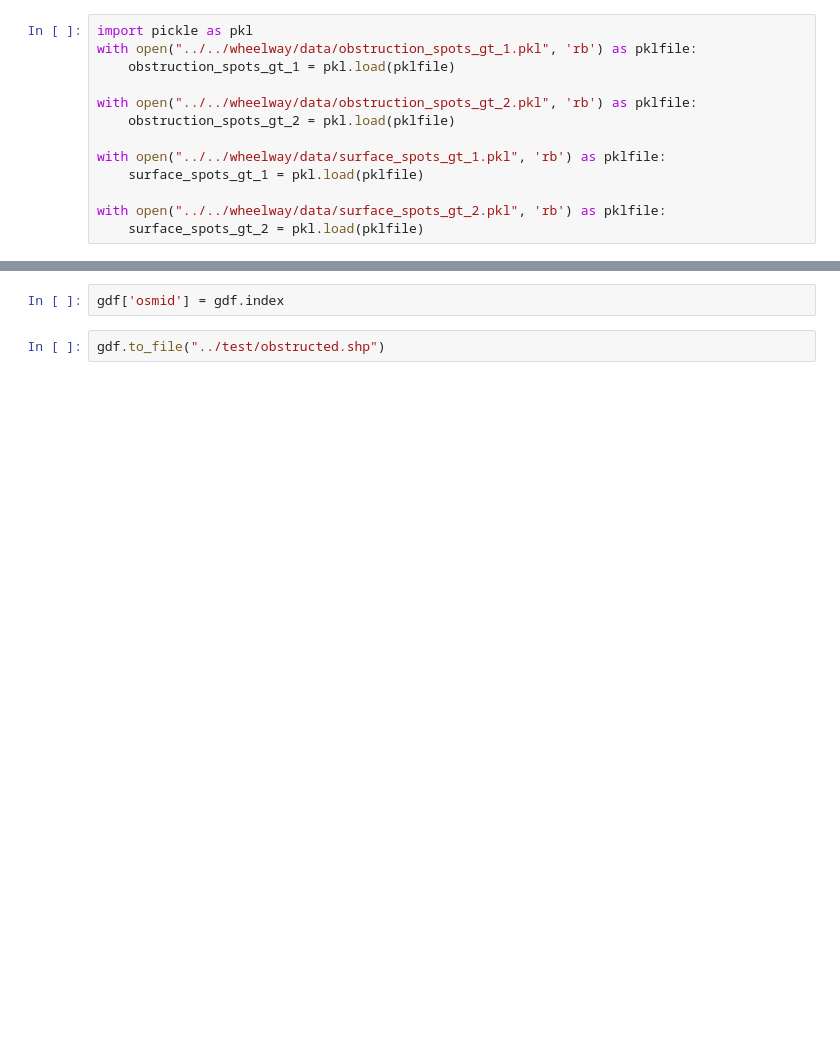
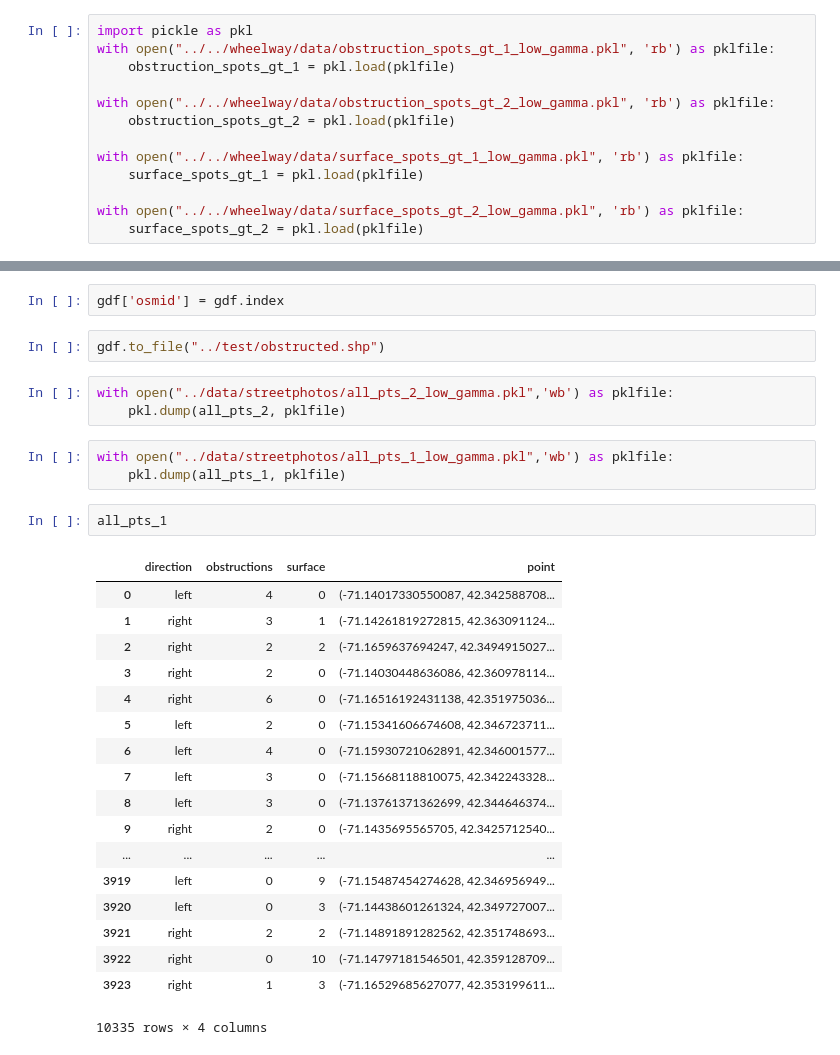
Before and after one commit to saltzadam/WheelWay, a Jupyter notebook: jupyter/Incorporate obstructions.ipynb, the cells around one changed output, grey strips where cells are left out. Drawn from its saved outputs; the diff is of its cells as text; blank space fills up the shorter version.

Commit message:
fix obstruction model

```diff
--- a/jupyter/Incorporate obstructions.ipynb
+++ b/jupyter/Incorporate obstructions.ipynb
@@ -1,15 +1,15 @@
 # %%
 import pickle as pkl
-with open("../../wheelway/data/obstruction_spots_gt_1.pkl", 'rb') as pklfile:
+with open("../../wheelway/data/obstruction_spots_gt_1_low_gamma.pkl", 'rb') as pklfile:
     obstruction_spots_gt_1 = pkl.load(pklfile)
 
-with open("../../wheelway/data/obstruction_spots_gt_2.pkl", 'rb') as pklfile:
+with open("../../wheelway/data/obstruction_spots_gt_2_low_gamma.pkl", 'rb') as pklfile:
     obstruction_spots_gt_2 = pkl.load(pklfile)
 
-with open("../../wheelway/data/surface_spots_gt_1.pkl", 'rb') as pklfile:
+with open("../../wheelway/data/surface_spots_gt_1_low_gamma.pkl", 'rb') as pklfile:
     surface_spots_gt_1 = pkl.load(pklfile)
 
-with open("../../wheelway/data/surface_spots_gt_2.pkl", 'rb') as pklfile:
+with open("../../wheelway/data/surface_spots_gt_2_low_gamma.pkl", 'rb') as pklfile:
     surface_spots_gt_2 = pkl.load(pklfile)
 # %%
 import pandas as pd
@@ -231,3 +175,30 @@ len(gdf[gdf['obstructed'] == 1])/len(gdf)
 gdf['osmid'] = gdf.index
 # %%
 gdf.to_file("../test/obstructed.shp")
+# %%
+with open("../data/streetphotos/all_pts_2_low_gamma.pkl",'wb') as pklfile:
+    pkl.dump(all_pts_2, pklfile)
+# %%
+with open("../data/streetphotos/all_pts_1_low_gamma.pkl",'wb') as pklfile:
+    pkl.dump(all_pts_1, pklfile)
+# %%
+all_pts_1
+# %% [output]
+|  | direction | obstructions | surface | point |
+| 0 | left | 4 | 0 | (-71.14017330550087, 42.342588708... |
+| 1 | right | 3 | 1 | (-71.14261819272815, 42.363091124... |
+| 2 | right | 2 | 2 | (-71.1659637694247, 42.3494915027... |
+| 3 | right | 2 | 0 | (-71.14030448636086, 42.360978114... |
+| 4 | right | 6 | 0 | (-71.16516192431138, 42.351975036... |
+| 5 | left | 2 | 0 | (-71.15341606674608, 42.346723711... |
+| 6 | left | 4 | 0 | (-71.15930721062891, 42.346001577... |
+| 7 | left | 3 | 0 | (-71.15668118810075, 42.342243328... |
+| 8 | left | 3 | 0 | (-71.13761371362699, 42.344646374... |
+| 9 | right | 2 | 0 | (-71.1435695565705, 42.3425712540... |
+| ... | ... | ... | ... | ... |
+| 3919 | left | 0 | 9 | (-71.15487454274628, 42.346956949... |
+| 3920 | left | 0 | 3 | (-71.14438601261324, 42.349727007... |
+| 3921 | right | 2 | 2 | (-71.14891891282562, 42.351748693... |
+| 3922 | right | 0 | 10 | (-71.14797181546501, 42.359128709... |
+| 3923 | right | 1 | 3 | (-71.16529685627077, 42.353199611... |
+10335 rows × 4 columns
```
Also changed, not shown: parts of 11 cells of this notebook, 6 other files.
